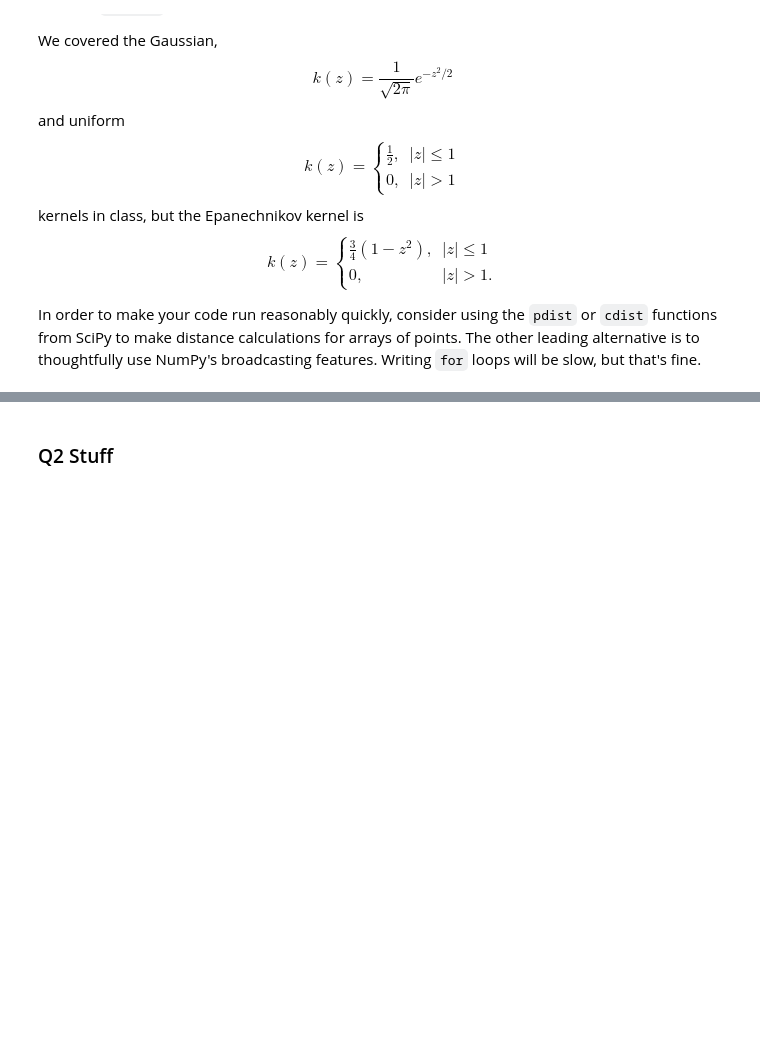
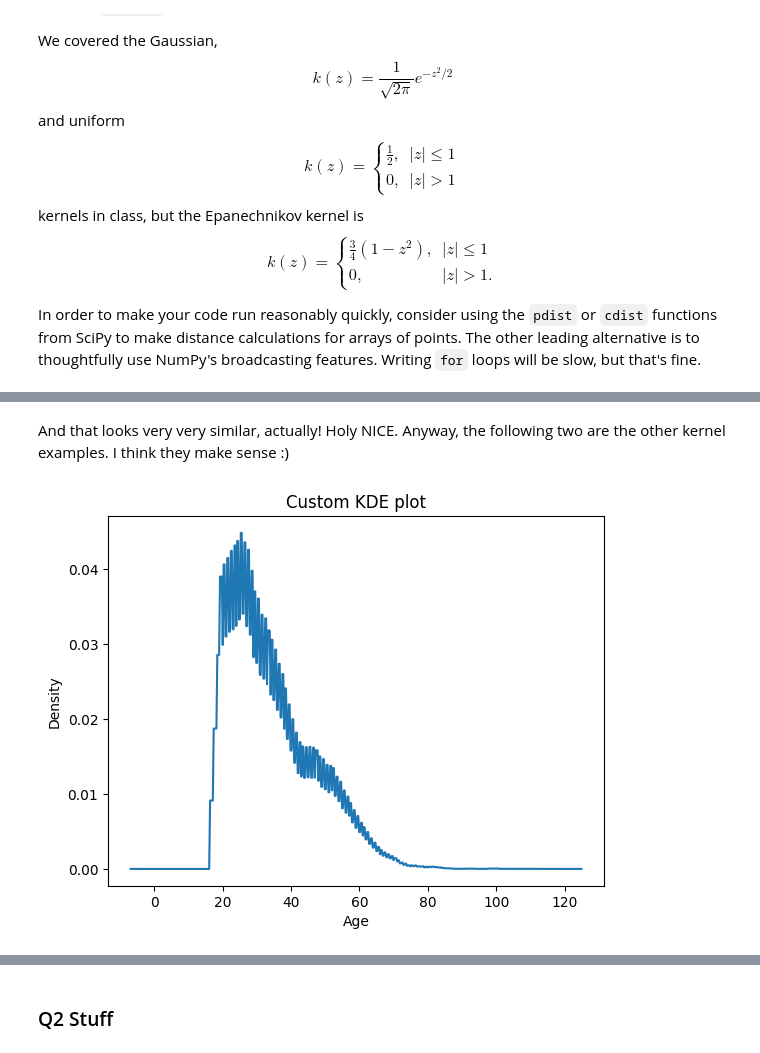
Before and after one commit to kevincha12/visualization_assignment, a Jupyter notebook: assignment.ipynb, the cells around one changed output, grey strips where cells are left out. Saved outputs shown, nothing was run; the diff lists cells and outputs as text; code cells hidden in the pictures; blank space fills up the shorter version.

```diff
--- a/assignment.ipynb
+++ b/assignment.ipynb
@@ -71,0 +111,6 @@ def kde_plot(arr, bw=None, kernel='gaussian'):
+# %% [markdown]
+And that looks very very similar, actually! Holy NICE. Anyway, the following two are the other kernel examples. I think they make sense :)
+# %%
+kde_plot(arr, kernel='uniform', xlab='Age')
+# %% [output]
+[figure, added]
```
Also changed, not shown: parts of 10 cells of this notebook.
